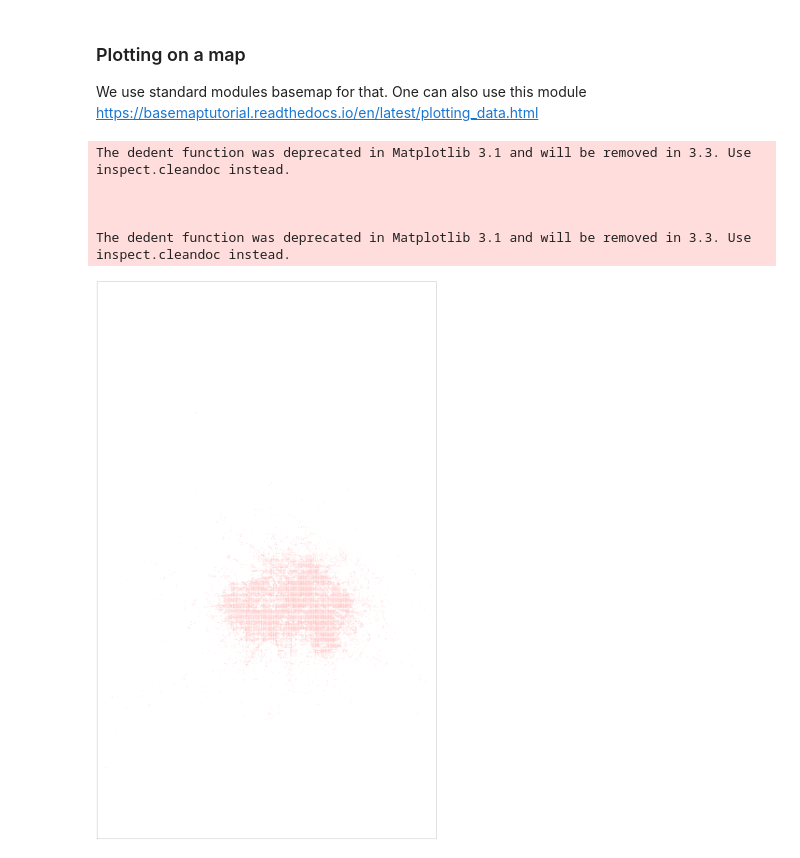
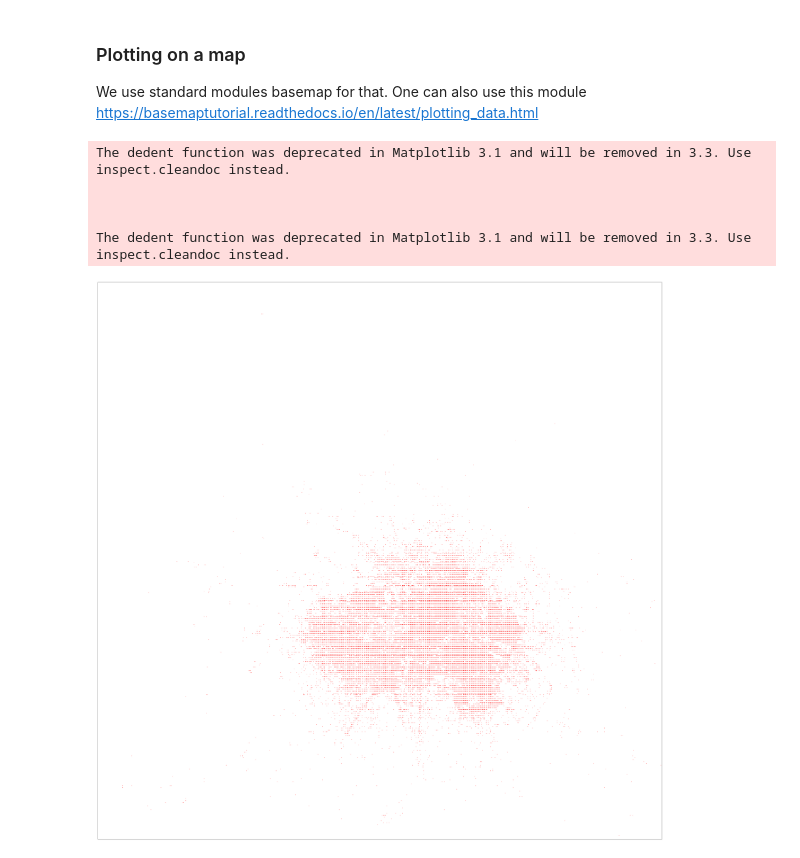
Before and after one commit to Liyubov/data_analysis_for_social_good, a Jupyter notebook: bikes_mobility_analysis.ipynb, the cells around one changed output. Cells and saved outputs as stored; diff of their text form; code cells hidden in the pictures.

```diff
--- a/bikes_mobility_analysis.ipynb
+++ b/bikes_mobility_analysis.ipynb
@@ -83,33 +83,35 @@ from mpl_toolkits.basemap import Basemap
 # set resolution=None to skip processing of boundary datasets.
 
 
 
 # Create a map on which to draw.
 # Use mercator projection, and showing the whole world.
 
-fig, ax = plt.subplots(figsize=(100, 100))
+fig, ax = plt.subplots(figsize=(60, 60))
 
 # Berlin Latitude: 52.520008, longitude: 13.404954.
 # We want to plot only Berlin surrounding areas
-m = Basemap(projection='merc',llcrnrlat=52.3,urcrnrlat=52.8,llcrnrlon=13.1,urcrnrlon=13.6,lat_ts=20,resolution='c')
+m = Basemap(projection='merc',llcrnrlat=52.4,urcrnrlat=52.7,llcrnrlon=13.1,urcrnrlon=13.6,lat_ts=20,resolution='c')
 # Draw coastlines, and the edges of the map. NASA bluemarble
 m.shadedrelief() #m.bluemarble()
 
 
 m.drawcoastlines()
 m.drawmapboundary()
 
 # Convert latitude and longitude to x and y coordinates
 x, y = m(list(df_cleaned["longitude"].astype(float)), list(df_cleaned["latitude"].astype(float)))
 
+#print(type(x))
+
 # Use matplotlib to draw the points onto the map.
 m.scatter(x,y,1,marker='o',color='red')
 # Show the plot.
 plt.show()
 # %% [output]
 The dedent function was deprecated in Matplotlib 3.1 and will be removed in 3.3. Use inspect.cleandoc instead.
 
 
 
 The dedent function was deprecated in Matplotlib 3.1 and will be removed in 3.3. Use inspect.cleandoc instead.
-[figure, old version]
+[figure, new version]
```
Also changed, not shown: parts of 8 cells of this notebook.
